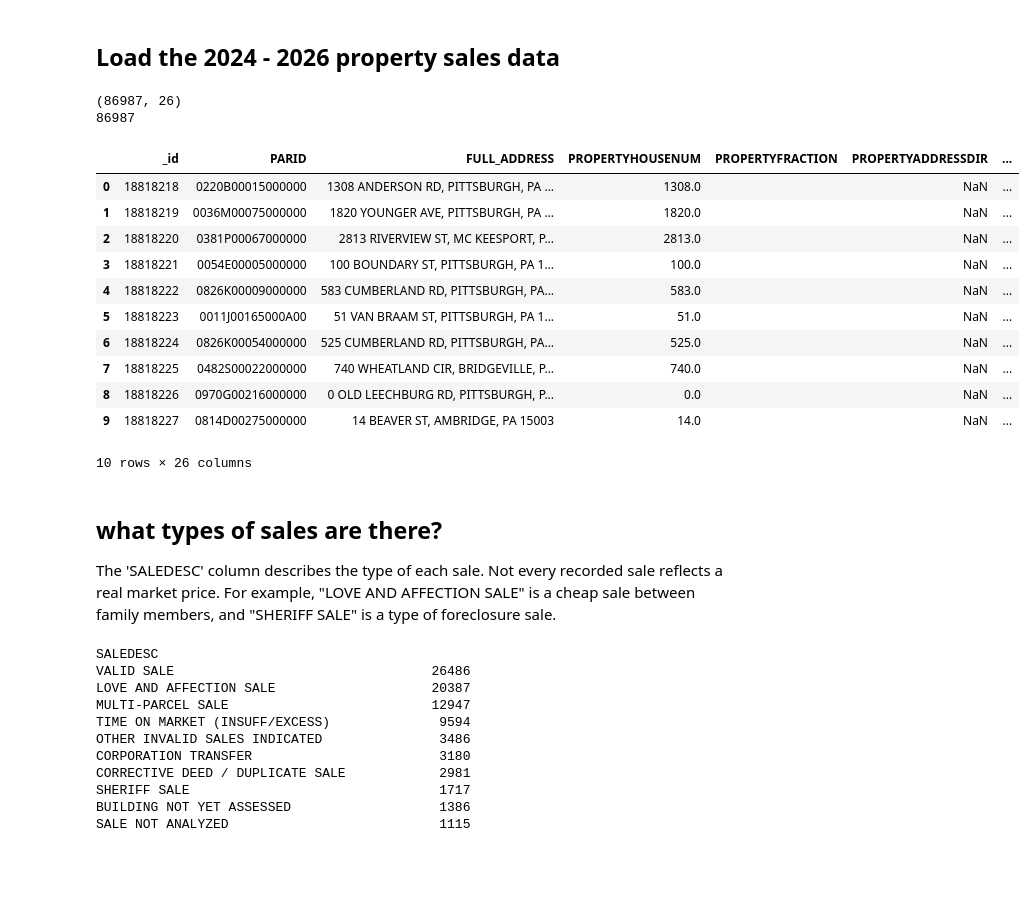
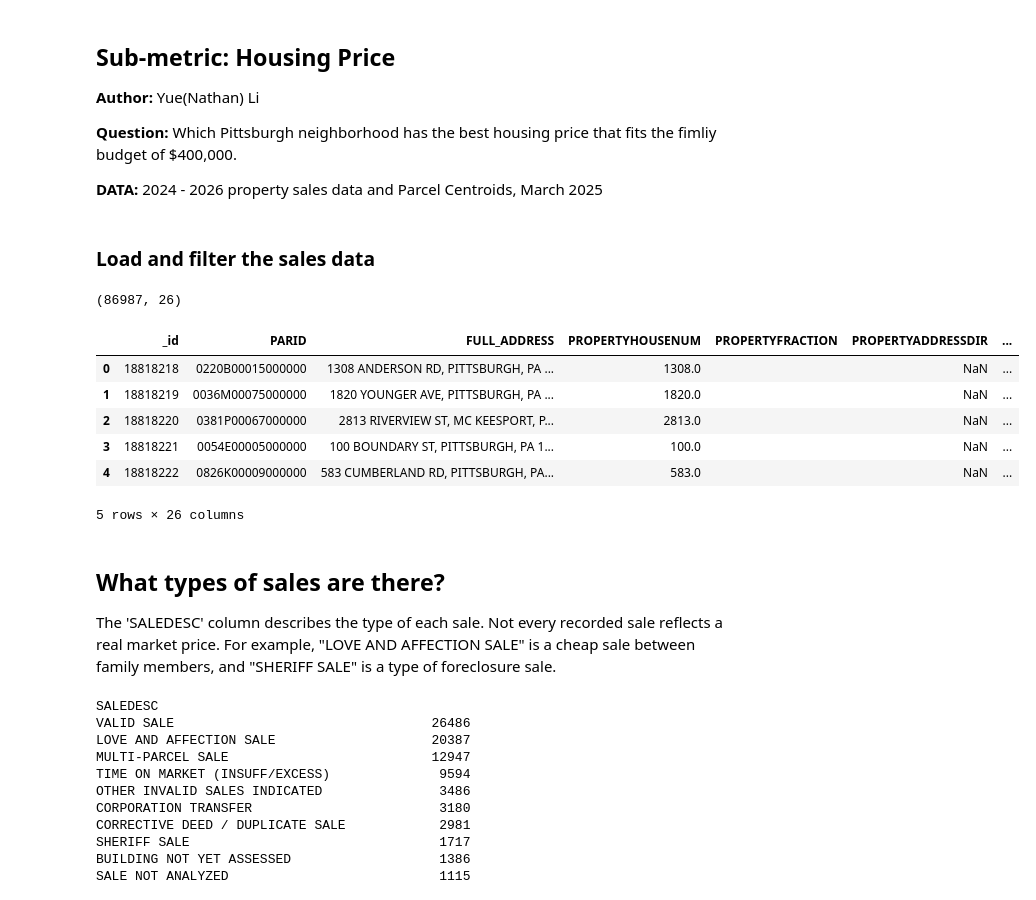
Before and after one commit to hancher626/CMPINF-0011-FInal-Project-Group-23, a Jupyter notebook: nathan_housing_price.ipynb, the cells around one changed output. Saved outputs shown, nothing was run; the diff lists cells and outputs as text; code cells hidden in the pictures; blank space fills up the shorter version.

```diff
--- a/nathan_housing_price.ipynb
+++ b/nathan_housing_price.ipynb
@@ -1,35 +1,36 @@
 # %% [markdown]
-## Load the 2024 - 2026 property sales data
+## Sub-metric: Housing Price
+
+**Author:** Yue(Nathan) Li
+
+**Question:** Which Pittsburgh neighborhood has the best housing price that fits the fimliy budget of $400,000.
+
+**DATA:** 2024 - 2026 property sales data and Parcel Centroids, March 2025
+# %% [markdown]
+### Load and filter the sales data
 # %%
 import pandas as pd
 import fpsnippets
 
 
 property_sales_24= pd.read_csv("data/2024_Property_Sales.csv")
 property_sales_25= pd.read_csv("data/2025_Property_Sales.csv")
 property_sales_26= pd.read_csv("data/2026_Property_Sales.csv")
 
 property_sales = pd.concat([property_sales_24, property_sales_25, property_sales_26], ignore_index=True)
 print(property_sales.shape)
-print(property_sales.index.nunique())
-property_sales.head(10)
+property_sales.head()
 # %% [output]
 (86987, 26)
-86987
 |  | _id | PARID | FULL_ADDRESS | PROPERTYHOUSENUM | PROPERTYFRACTION | PROPERTYADDRESSDIR | ... |
 | 0 | 18818218 | 0220B00015000000 | 1308 ANDERSON RD, PITTSBURGH, PA ... | 1308.0 |  | NaN | ... |
 | 1 | 18818219 | 0036M00075000000 | 1820 YOUNGER AVE, PITTSBURGH, PA ... | 1820.0 |  | NaN | ... |
 | 2 | 18818220 | 0381P00067000000 | 2813 RIVERVIEW ST, MC KEESPORT, P... | 2813.0 |  | NaN | ... |
 | 3 | 18818221 | 0054E00005000000 | 100 BOUNDARY ST, PITTSBURGH, PA 1... | 100.0 |  | NaN | ... |
 | 4 | 18818222 | 0826K00009000000 | 583 CUMBERLAND RD, PITTSBURGH, PA... | 583.0 |  | NaN | ... |
-| 5 | 18818223 | 0011J00165000A00 | 51 VAN BRAAM ST, PITTSBURGH, PA 1... | 51.0 |  | NaN | ... |
-| 6 | 18818224 | 0826K00054000000 | 525 CUMBERLAND RD, PITTSBURGH, PA... | 525.0 |  | NaN | ... |
-| 7 | 18818225 | 0482S00022000000 | 740 WHEATLAND CIR, BRIDGEVILLE, P... | 740.0 |  | NaN | ... |
-| 8 | 18818226 | 0970G00216000000 | 0 OLD LEECHBURG RD, PITTSBURGH, P... | 0.0 |  | NaN | ... |
-| 9 | 18818227 | 0814D00275000000 | 14 BEAVER ST, AMBRIDGE, PA 15003 | 14.0 |  | NaN | ... |
-10 rows × 26 columns
+5 rows × 26 columns
 # %% [markdown]
-## what types of sales are there?
+## What types of sales are there?
 The 'SALEDESC' column describes the type of each sale. Not every recorded sale reflects a real market price. For example, "LOVE AND AFFECTION SALE" is a cheap sale between family members, and "SHERIFF SALE" is a type of foreclosure sale.
 # %%
 print(property_sales["SALEDESC"].value_counts())
```
Also changed, not shown: parts of 17 cells of this notebook, 1 other file.
